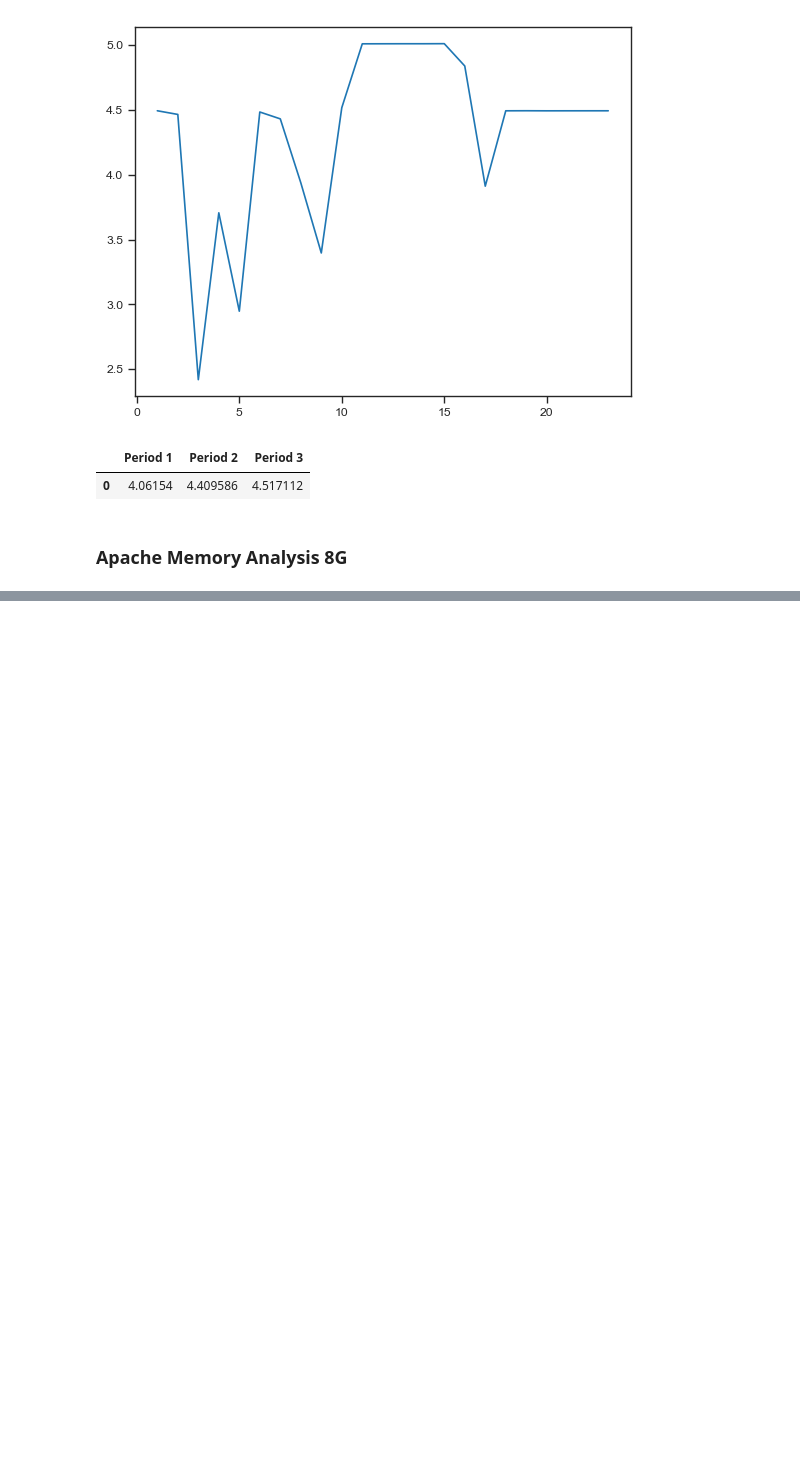
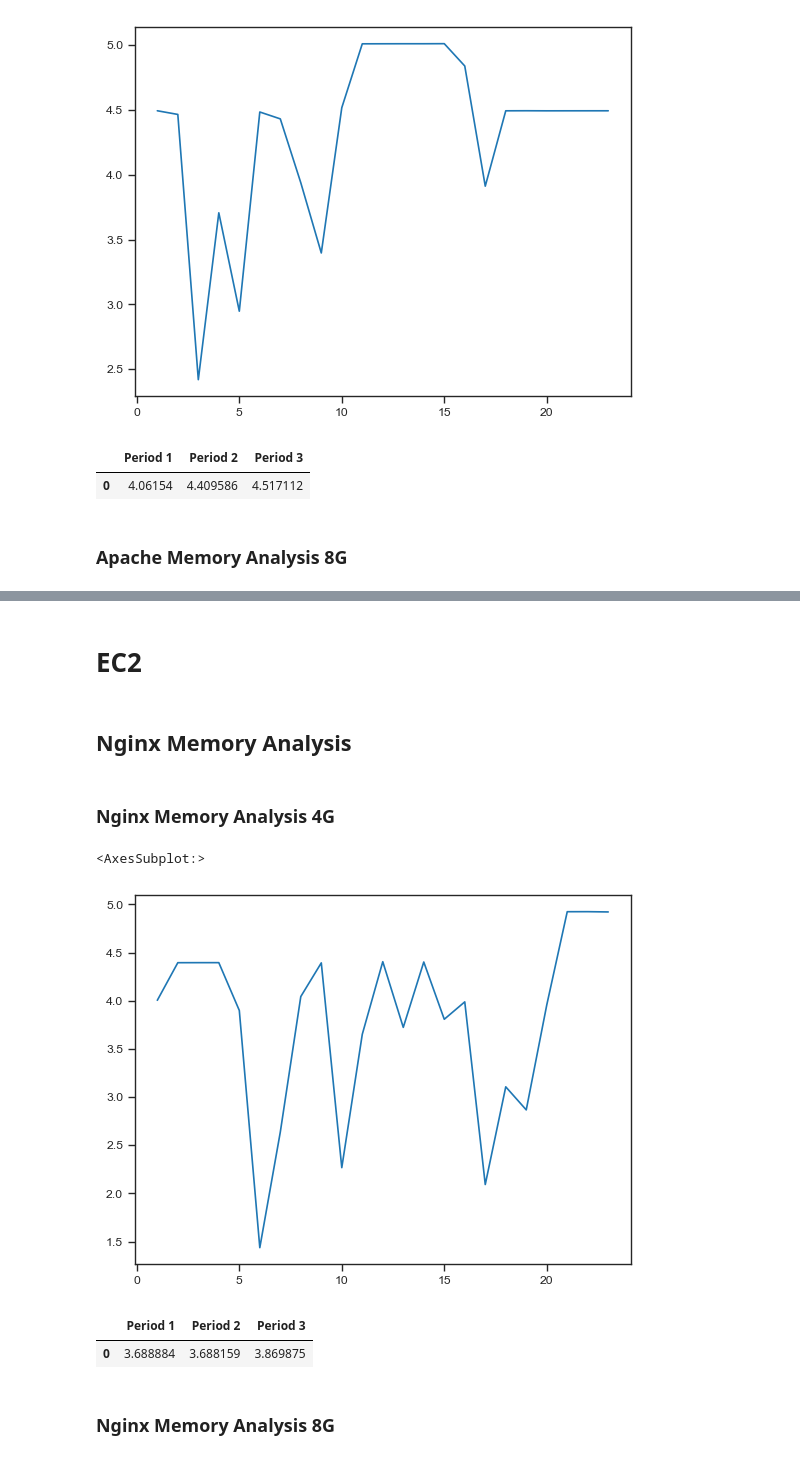
Before and after one commit to sanoguzhan/irp, a Jupyter notebook: eda_memory.ipynb, the cells around one changed output, grey strips where cells are left out. Drawn from its saved outputs; the diff is of its cells as text; code cells hidden in the pictures; blank space fills up the shorter version.

```diff
--- a/eda_memory.ipynb
+++ b/eda_memory.ipynb
@@ -331,0 +324,41 @@ vm_apache_memory_8G_average
+# %% [markdown]
+# EC2
+# %% [markdown]
+## Nginx Memory Analysis
+# %% [markdown]
+### Nginx Memory Analysis 4G
+# %%
+# Nginx memory 4G analysis
+
+ec2_df_nginx_memory_4G_1 = pd.read_csv(ec2_nginx_memory_data["vmstats-4G-1"])
+ec2_df_nginx_memory_4G_2 = pd.read_csv(ec2_nginx_memory_data["vmstats-4G-2"])
+ec2_df_nginx_memory_4G_3= pd.read_csv(ec2_nginx_memory_data["vmstats-4G-3"])
+
+
+# Remove first and last point as they are not representative
+n=1
+ec2_df_nginx_memory_4G_1.drop(ec2_df_nginx_memory_4G_1.tail(2).index,inplace=True)
+ec2_df_nginx_memory_4G_1.drop(ec2_df_nginx_memory_4G_1.head(n).index,inplace=True)
+
+ec2_df_nginx_memory_4G_2.drop(ec2_df_nginx_memory_4G_2.tail(2).index,inplace=True)
+ec2_df_nginx_memory_4G_2.drop(ec2_df_nginx_memory_4G_2.head(n).index,inplace=True)
+
+ec2_df_nginx_memory_4G_3.drop(ec2_df_nginx_memory_4G_3.tail(n).index,inplace=True)
+ec2_df_nginx_memory_4G_3.drop(ec2_df_nginx_memory_4G_3.head(n).index,inplace=True)
+# %%
+ec2_nginx_memory_4G_periods ={'Period 1': ec2_df_nginx_memory_4G_1["K used memory"] /1_000_000,
+    'Period 2': ec2_df_nginx_memory_4G_2["K used memory"] /1_000_000,
+    'Period 3': ec2_df_nginx_memory_4G_3["K used memory"] /1_000_000}
+ec2_nginx_memory_4G_total_average = pd.DataFrame(ec2_nginx_memory_4G_periods).mean(axis=1)
+ec2_nginx_memory_4G_total_average.plot()
+# %% [output]
+<AxesSubplot:>
+[figure, added]
+# %%
+ec2_nginx_memory_4G_average = pd.DataFrame(pd.DataFrame(ec2_nginx_memory_4G_periods).mean()).transpose()
+ec2_nginx_memory_4G_average
+# %% [output]
+|  | Period 1 | Period 2 | Period 3 |
+| 0 | 3.688884 | 3.688159 | 3.869875 |
+# %% [markdown]
+### Nginx Memory Analysis 8G
```
Also changed, not shown: parts of 39 cells of this notebook, 2 other files.
